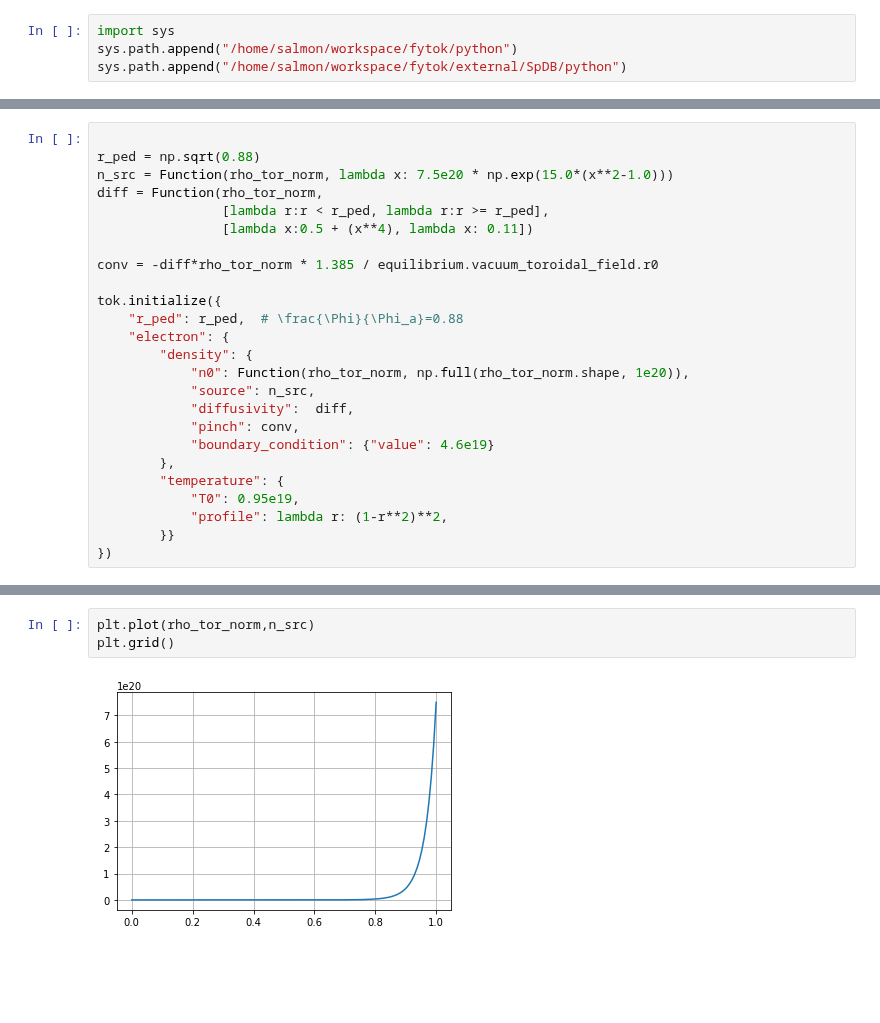
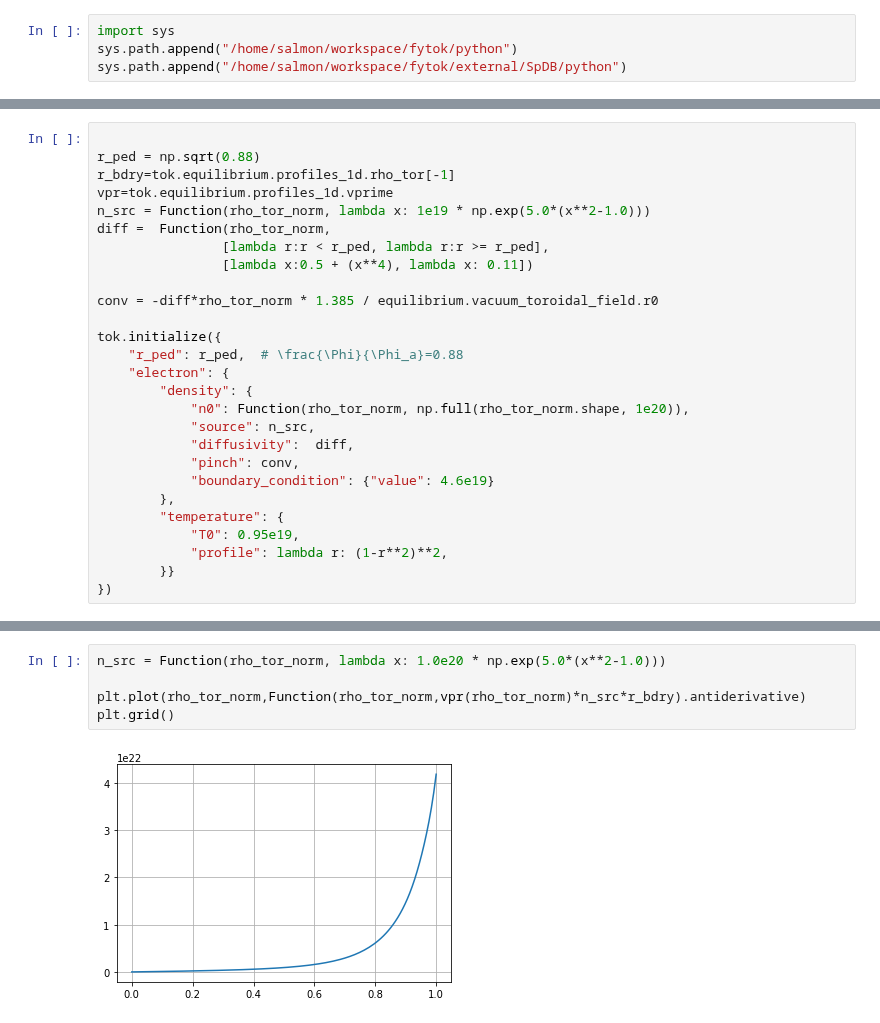
Before and after one commit to fusion-yun/fytok_old, a Jupyter notebook: examples/fytok.ipynb, the cells around one changed output, grey strips where cells are left out. Cells and saved outputs as stored; diff of their text form; blank space fills up the shorter version.

```diff
--- a/examples/fytok.ipynb
+++ b/examples/fytok.ipynb
@@ -68,8 +60,10 @@ rho_tor_norm = np.linspace(0, 1.0, 128)
 # %%
 
 r_ped = np.sqrt(0.88)
-n_src = Function(rho_tor_norm, lambda x: 7.5e20 * np.exp(15.0*(x**2-1.0)))
-diff = Function(rho_tor_norm,
+r_bdry=tok.equilibrium.profiles_1d.rho_tor[-1]
+vpr=tok.equilibrium.profiles_1d.vprime
+n_src = Function(rho_tor_norm, lambda x: 1e19 * np.exp(5.0*(x**2-1.0)))
+diff =  Function(rho_tor_norm,
                 [lambda r:r < r_ped, lambda r:r >= r_ped],
                 [lambda x:0.5 + (x**4), lambda x: 0.11])
 
@@ -126,5 +120,7 @@ plot_profiles(
-# %%
-plt.plot(rho_tor_norm,n_src)
-plt.grid()
-# %% [output]
-[figure, removed]
+# %%
+n_src = Function(rho_tor_norm, lambda x: 1.0e20 * np.exp(5.0*(x**2-1.0)))
+
+plt.plot(rho_tor_norm,Function(rho_tor_norm,vpr(rho_tor_norm)*n_src*r_bdry).antiderivative)
+plt.grid()
+# %% [output]
+[figure, added]
```
Also changed, not shown: parts of 7 cells of this notebook, 4 other files.
